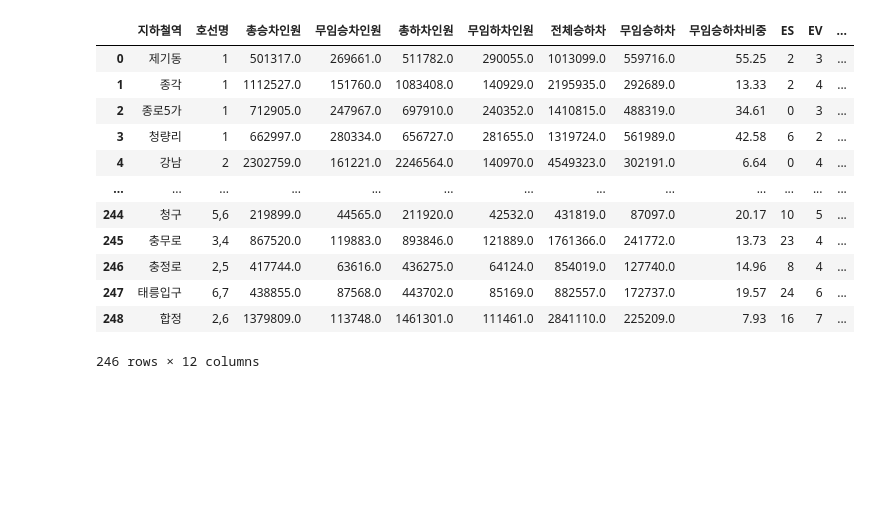
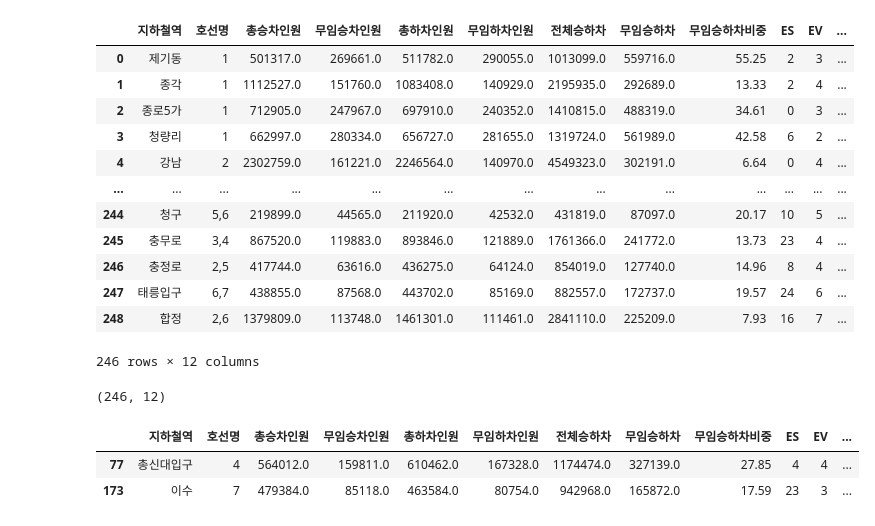
Before and after one commit to JsunXCIX/sprint-p1-basic, a Jupyter notebook: notebooks/team/전처리_1차_통합_기본데이터_작업.ipynb, the cells around one changed output. Saved outputs shown, nothing was run; the diff lists cells and outputs as text; code cells hidden in the pictures; blank space fills up the shorter version.

```diff
--- a/notebooks/team/전처리_1차_통합_기본데이터_작업.ipynb
+++ b/notebooks/team/전처리_1차_통합_기본데이터_작업.ipynb
@@ -223,3 +223,13 @@ merged
 # %%
 # 서울역 이름 서울로 변경
 merged['지하철역'] = merged['지하철역'].replace('서울역', '서울')
+# %%
+merged.shape
+# %% [output]
+(246, 12)
+# %%
+merged[merged['지하철역'].isin(['이수', '총신대입구'])]
+# %% [output]
+|  | 지하철역 | 호선명 | 총승차인원 | 무임승차인원 | 총하차인원 | 무임하차인원 | 전체승하차 | 무임승하차 | 무임승하차비중 | ES | EV | ... |
+| 77 | 총신대입구 | 4 | 564012.0 | 159811.0 | 610462.0 | 167328.0 | 1174474.0 | 327139.0 | 27.85 | 4 | 4 | ... |
+| 173 | 이수 | 7 | 479384.0 | 85118.0 | 463584.0 | 80754.0 | 942968.0 | 165872.0 | 17.59 | 23 | 3 | ... |
```
Also changed, not shown: parts of 1 cell of this notebook, 2 other files.
